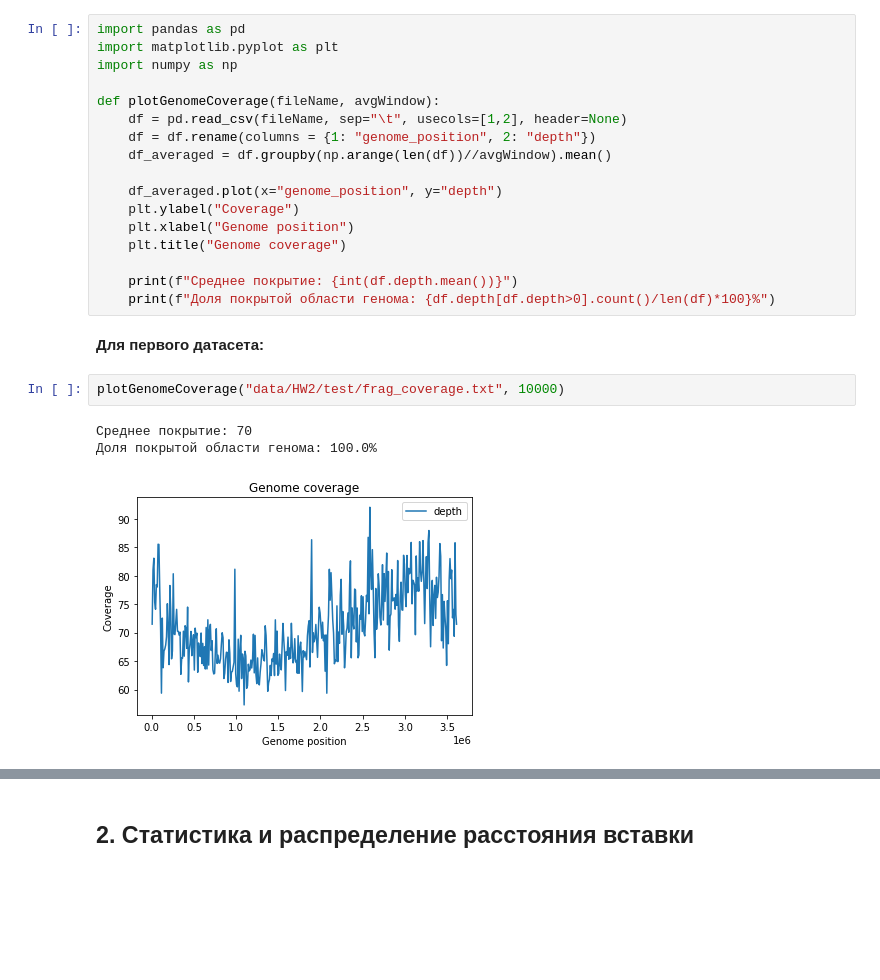
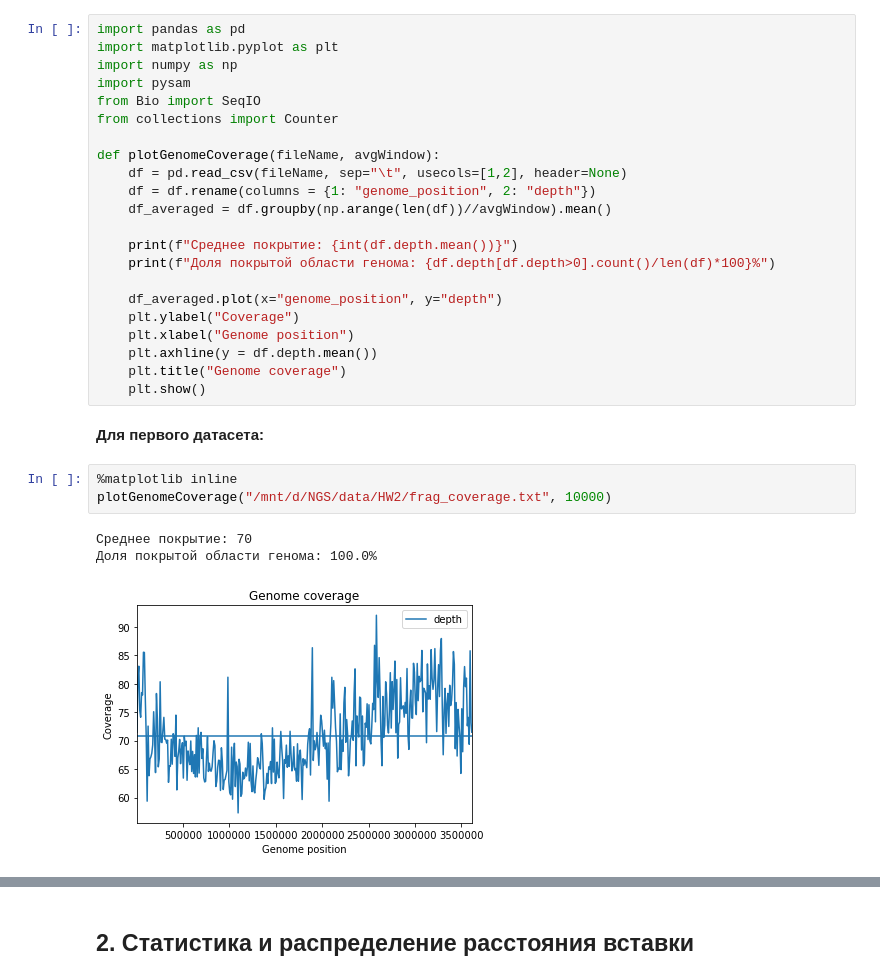
Before and after one commit to vkpankov/BioInfML, a Jupyter notebook: NGS/HW2.ipynb, the cells around one changed output, grey strips where cells are left out. Cells and saved outputs as stored; diff of their text form; blank space fills up the shorter version.

```diff
--- a/NGS/HW2.ipynb
+++ b/NGS/HW2.ipynb
@@ -19,24 +19,30 @@ samtools depth frag_sorted.bam > frag_coverage.txt
 import pandas as pd
 import matplotlib.pyplot as plt
 import numpy as np
+import pysam
+from Bio import SeqIO
+from collections import Counter
 
 def plotGenomeCoverage(fileName, avgWindow):
     df = pd.read_csv(fileName, sep="\t", usecols=[1,2], header=None)
     df = df.rename(columns = {1: "genome_position", 2: "depth"})
     df_averaged = df.groupby(np.arange(len(df))//avgWindow).mean()
 
+    print(f"Среднее покрытие: {int(df.depth.mean())}")
+    print(f"Доля покрытой области генома: {df.depth[df.depth>0].count()/len(df)*100}%")
+
     df_averaged.plot(x="genome_position", y="depth")
     plt.ylabel("Coverage")
     plt.xlabel("Genome position")
+    plt.axhline(y = df.depth.mean())
     plt.title("Genome coverage")
-
-    print(f"Среднее покрытие: {int(df.depth.mean())}")
-    print(f"Доля покрытой области генома: {df.depth[df.depth>0].count()/len(df)*100}%")
+    plt.show()
 # %% [markdown]
 **Для первого датасета:**
 # %%
-plotGenomeCoverage("data/HW2/test/frag_coverage.txt", 10000)
+%matplotlib inline
+plotGenomeCoverage("/mnt/d/NGS/data/HW2/frag_coverage.txt", 10000)
 # %% [output]
 Среднее покрытие: 70
 Доля покрытой области генома: 100.0%
-[figure, old version]
+[figure, new version]
```
Also changed, not shown: parts of 16 cells of this notebook.
